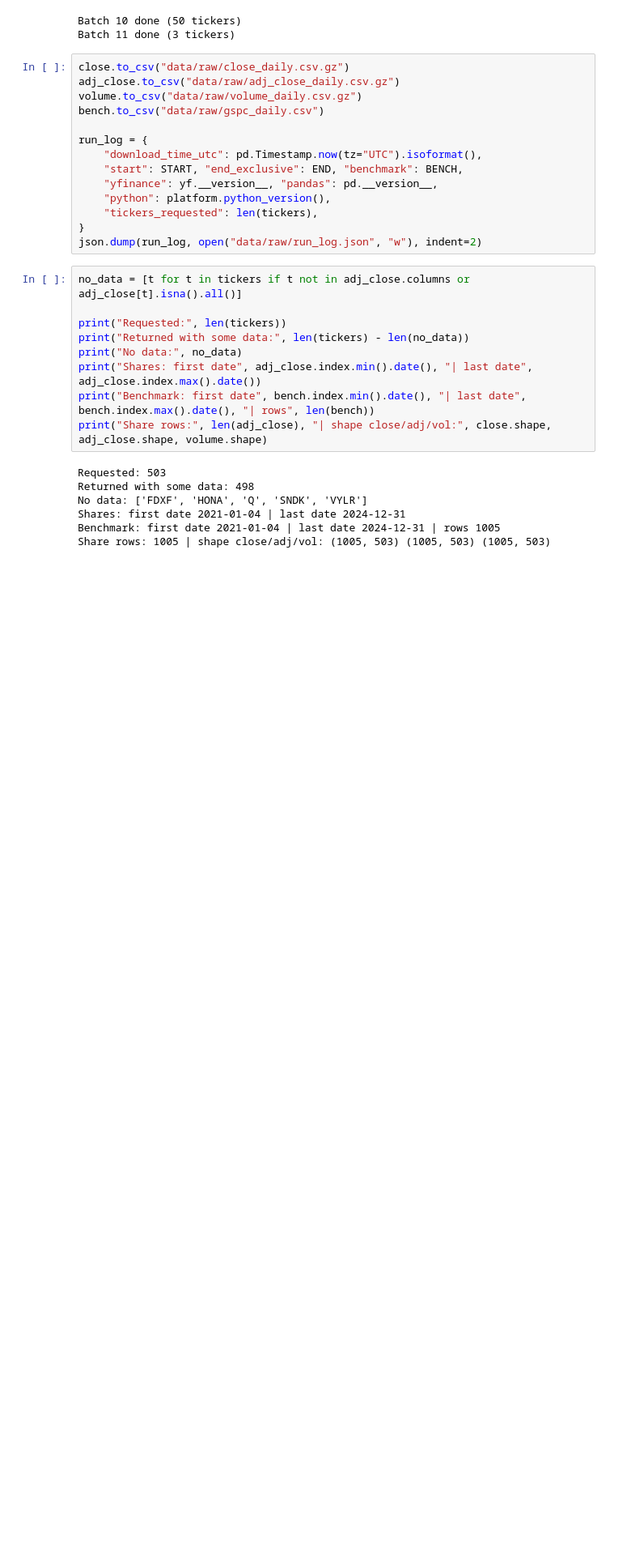
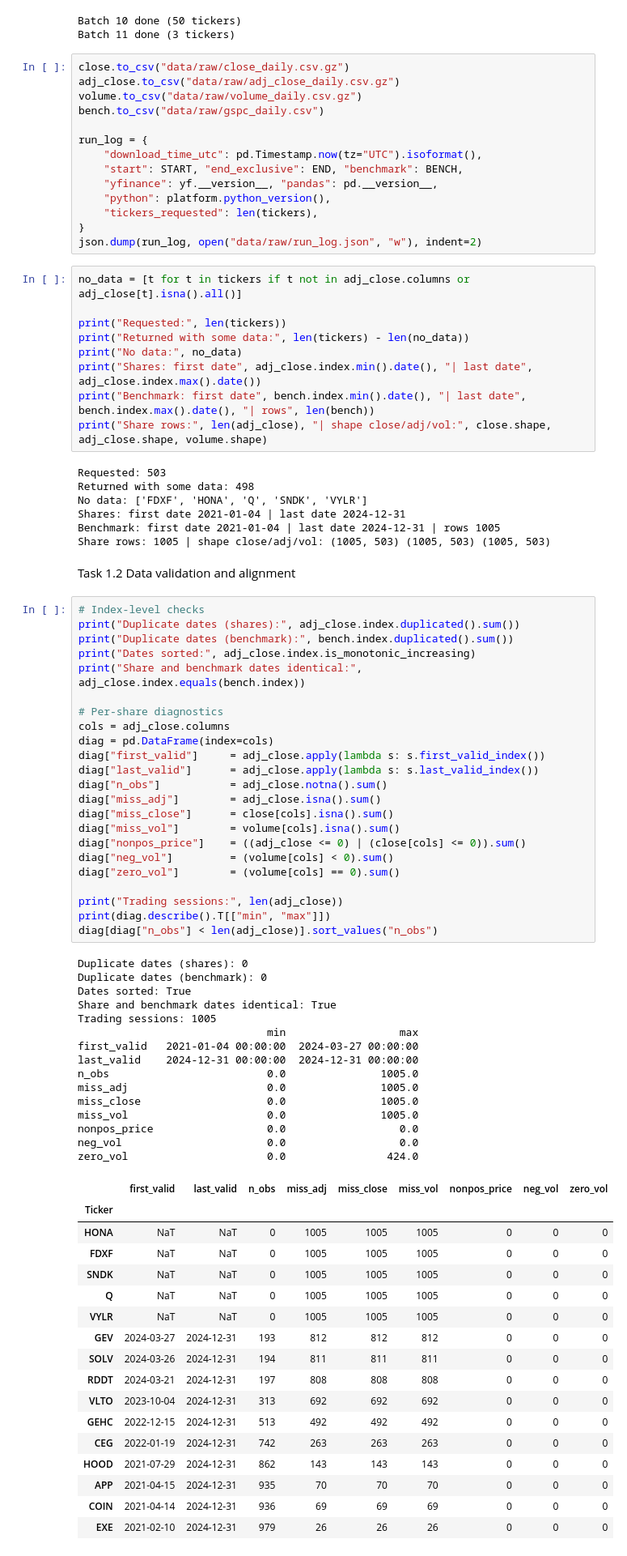
Before and after one commit to Sav200512/sp500-rfm-segmentation-cw, a Jupyter notebook: Task_1_and_2_cw_(20232749_W2151870).ipynb, the cells around one changed output. Shown at 81% size. Drawn from its saved outputs; the diff is of its cells as text; blank space fills up the shorter version.

Commit message:
Task 1.2 complete

```diff
--- a/Task_1_and_2_cw_(20232749_W2151870).ipynb
+++ b/Task_1_and_2_cw_(20232749_W2151870).ipynb
@@ -119,3 +120,61 @@ No data: ['FDXF', 'HONA', 'Q', 'SNDK', 'VYLR']
 Shares: first date 2021-01-04 | last date 2024-12-31
 Benchmark: first date 2021-01-04 | last date 2024-12-31 | rows 1005
 Share rows: 1005 | shape close/adj/vol: (1005, 503) (1005, 503) (1005, 503)
+# %% [markdown]
+Task 1.2 Data validation and alignment
+# %%
+# Index-level checks
+print("Duplicate dates (shares):", adj_close.index.duplicated().sum())
+print("Duplicate dates (benchmark):", bench.index.duplicated().sum())
+print("Dates sorted:", adj_close.index.is_monotonic_increasing)
+print("Share and benchmark dates identical:", adj_close.index.equals(bench.index))
+
+# Per-share diagnostics
+cols = adj_close.columns
+diag = pd.DataFrame(index=cols)
+diag["first_valid"]     = adj_close.apply(lambda s: s.first_valid_index())
+diag["last_valid"]      = adj_close.apply(lambda s: s.last_valid_index())
+diag["n_obs"]           = adj_close.notna().sum()
+diag["miss_adj"]        = adj_close.isna().sum()
+diag["miss_close"]      = close[cols].isna().sum()
+diag["miss_vol"]        = volume[cols].isna().sum()
+diag["nonpos_price"]    = ((adj_close <= 0) | (close[cols] <= 0)).sum()
+diag["neg_vol"]         = (volume[cols] < 0).sum()
+diag["zero_vol"]        = (volume[cols] == 0).sum()
+
+print("Trading sessions:", len(adj_close))
+print(diag.describe().T[["min", "max"]])
+diag[diag["n_obs"] < len(adj_close)].sort_values("n_obs")
+# %% [output]
+Duplicate dates (shares): 0
+Duplicate dates (benchmark): 0
+Dates sorted: True
+Share and benchmark dates identical: True
+Trading sessions: 1005
+                              min                  max
+first_valid   2021-01-04 00:00:00  2024-03-27 00:00:00
+last_valid    2024-12-31 00:00:00  2024-12-31 00:00:00
+n_obs                         0.0               1005.0
+miss_adj                      0.0               1005.0
+miss_close                    0.0               1005.0
+miss_vol                      0.0               1005.0
+nonpos_price                  0.0                  0.0
+neg_vol                       0.0                  0.0
+zero_vol                      0.0                424.0
+|  | first_valid | last_valid | n_obs | miss_adj | miss_close | miss_vol | nonpos_price | neg_vol | zero_vol |
+| Ticker |  |  |  |  |  |  |  |  |  |
+| HONA | NaT | NaT | 0 | 1005 | 1005 | 1005 | 0 | 0 | 0 |
+| FDXF | NaT | NaT | 0 | 1005 | 1005 | 1005 | 0 | 0 | 0 |
+| SNDK | NaT | NaT | 0 | 1005 | 1005 | 1005 | 0 | 0 | 0 |
+| Q | NaT | NaT | 0 | 1005 | 1005 | 1005 | 0 | 0 | 0 |
+| VYLR | NaT | NaT | 0 | 1005 | 1005 | 1005 | 0 | 0 | 0 |
+| GEV | 2024-03-27 | 2024-12-31 | 193 | 812 | 812 | 812 | 0 | 0 | 0 |
+| SOLV | 2024-03-26 | 2024-12-31 | 194 | 811 | 811 | 811 | 0 | 0 | 0 |
+| RDDT | 2024-03-21 | 2024-12-31 | 197 | 808 | 808 | 808 | 0 | 0 | 0 |
+| VLTO | 2023-10-04 | 2024-12-31 | 313 | 692 | 692 | 692 | 0 | 0 | 0 |
+| GEHC | 2022-12-15 | 2024-12-31 | 513 | 492 | 492 | 492 | 0 | 0 | 0 |
+| CEG | 2022-01-19 | 2024-12-31 | 742 | 263 | 263 | 263 | 0 | 0 | 0 |
+| HOOD | 2021-07-29 | 2024-12-31 | 862 | 143 | 143 | 143 | 0 | 0 | 0 |
+| APP | 2021-04-15 | 2024-12-31 | 935 | 70 | 70 | 70 | 0 | 0 | 0 |
+| COIN | 2021-04-14 | 2024-12-31 | 936 | 69 | 69 | 69 | 0 | 0 | 0 |
+| EXE | 2021-02-10 | 2024-12-31 | 979 | 26 | 26 | 26 | 0 | 0 | 0 |
```
Also changed, not shown: parts of 6 cells of this notebook.
